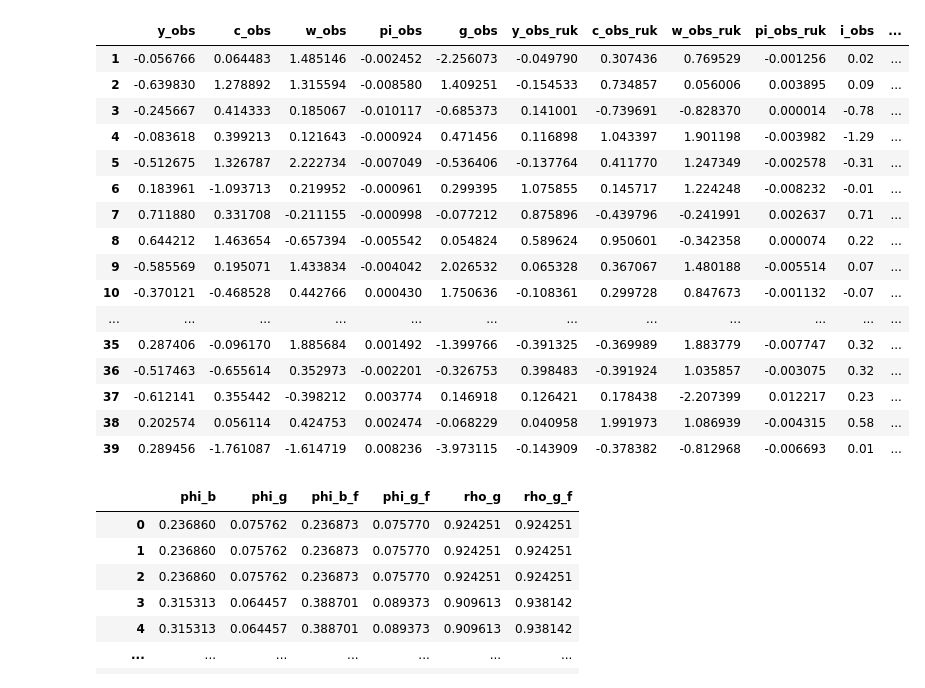
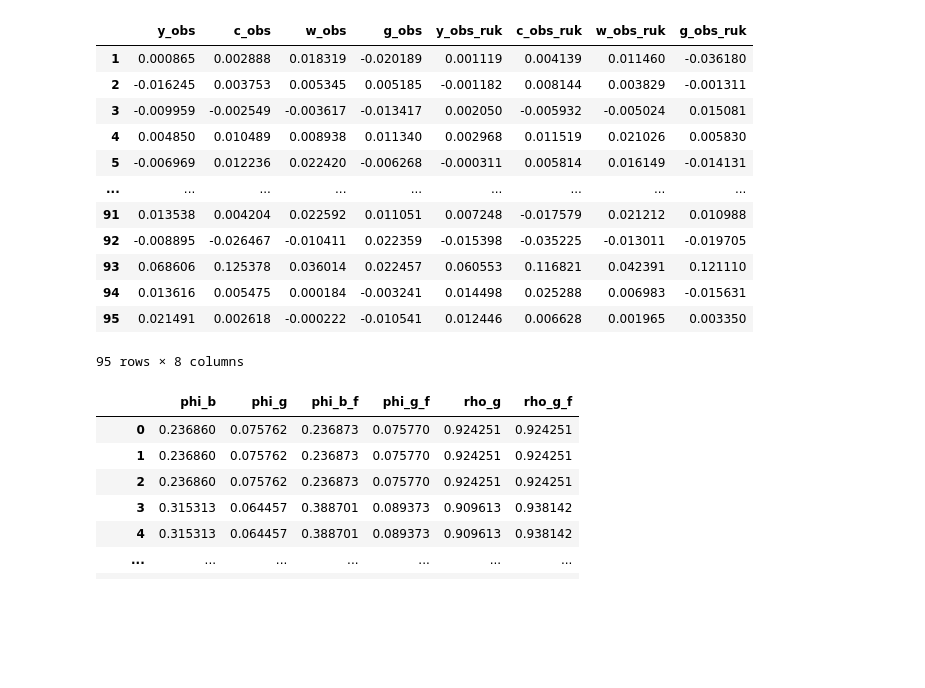
Before and after one commit to edvardas-vabuolas-personal/Two-Country-DSGE-Model, a Jupyter notebook: Python/prepare_data.ipynb, the cells around one changed output. Drawn from its saved outputs; the diff is of its cells as text; code cells hidden in the pictures; blank space fills up the shorter version.

```diff
--- a/Python/prepare_data.ipynb
+++ b/Python/prepare_data.ipynb
@@ -147,30 +81,26 @@ df
 # %%
 # Export for dynare
 
-dynare_sct_data_cols = ["y_obs", "c_obs", "w_obs", "pi_obs", "g_obs"]
-dynare_ruk_data_cols = ["y_obs_ruk", "c_obs_ruk", "w_obs_ruk", "pi_obs_ruk", "i_obs", "g_obs_ruk"]
+dynare_sct_data_cols = ["y_obs", "c_obs", "w_obs", "g_obs"]
+dynare_ruk_data_cols = ["y_obs_ruk", "c_obs_ruk", "w_obs_ruk", "g_obs_ruk"]
 dynare_data = df[dynare_sct_data_cols + dynare_ruk_data_cols][1:]
 dynare_data.to_csv('../DynareData.csv', index=False)
 
 dynare_data
 # %% [output]
-|  | y_obs | c_obs | w_obs | pi_obs | g_obs | y_obs_ruk | c_obs_ruk | w_obs_ruk | pi_obs_ruk | i_obs | ... |
-| 1 | -0.056766 | 0.064483 | 1.485146 | -0.002452 | -2.256073 | -0.049790 | 0.307436 | 0.769529 | -0.001256 | 0.02 | ... |
-| 2 | -0.639830 | 1.278892 | 1.315594 | -0.008580 | 1.409251 | -0.154533 | 0.734857 | 0.056006 | 0.003895 | 0.09 | ... |
-| 3 | -0.245667 | 0.414333 | 0.185067 | -0.010117 | -0.685373 | 0.141001 | -0.739691 | -0.828370 | 0.000014 | -0.78 | ... |
-| 4 | -0.083618 | 0.399213 | 0.121643 | -0.000924 | 0.471456 | 0.116898 | 1.043397 | 1.901198 | -0.003982 | -1.29 | ... |
-| 5 | -0.512675 | 1.326787 | 2.222734 | -0.007049 | -0.536406 | -0.137764 | 0.411770 | 1.247349 | -0.002578 | -0.31 | ... |
-| 6 | 0.183961 | -1.093713 | 0.219952 | -0.000961 | 0.299395 | 1.075855 | 0.145717 | 1.224248 | -0.008232 | -0.01 | ... |
-| 7 | 0.711880 | 0.331708 | -0.211155 | -0.000998 | -0.077212 | 0.875896 | -0.439796 | -0.241991 | 0.002637 | 0.71 | ... |
-| 8 | 0.644212 | 1.463654 | -0.657394 | -0.005542 | 0.054824 | 0.589624 | 0.950601 | -0.342358 | 0.000074 | 0.22 | ... |
-| 9 | -0.585569 | 0.195071 | 1.433834 | -0.004042 | 2.026532 | 0.065328 | 0.367067 | 1.480188 | -0.005514 | 0.07 | ... |
-| 10 | -0.370121 | -0.468528 | 0.442766 | 0.000430 | 1.750636 | -0.108361 | 0.299728 | 0.847673 | -0.001132 | -0.07 | ... |
-| ... | ... | ... | ... | ... | ... | ... | ... | ... | ... | ... | ... |
-| 35 | 0.287406 | -0.096170 | 1.885684 | 0.001492 | -1.399766 | -0.391325 | -0.369989 | 1.883779 | -0.007747 | 0.32 | ... |
-| 36 | -0.517463 | -0.655614 | 0.352973 | -0.002201 | -0.326753 | 0.398483 | -0.391924 | 1.035857 | -0.003075 | 0.32 | ... |
-| 37 | -0.612141 | 0.355442 | -0.398212 | 0.003774 | 0.146918 | 0.126421 | 0.178438 | -2.207399 | 0.012217 | 0.23 | ... |
-| 38 | 0.202574 | 0.056114 | 0.424753 | 0.002474 | -0.068229 | 0.040958 | 1.991973 | 1.086939 | -0.004315 | 0.58 | ... |
-| 39 | 0.289456 | -1.761087 | -1.614719 | 0.008236 | -3.973115 | -0.143909 | -0.378382 | -0.812968 | -0.006693 | 0.01 | ... |
+|  | y_obs | c_obs | w_obs | g_obs | y_obs_ruk | c_obs_ruk | w_obs_ruk | g_obs_ruk |
+| 1 | 0.000865 | 0.002888 | 0.018319 | -0.020189 | 0.001119 | 0.004139 | 0.011460 | -0.036180 |
+| 2 | -0.016245 | 0.003753 | 0.005345 | 0.005185 | -0.001182 | 0.008144 | 0.003829 | -0.001311 |
+| 3 | -0.009959 | -0.002549 | -0.003617 | -0.013417 | 0.002050 | -0.005932 | -0.005024 | 0.015081 |
+| 4 | 0.004850 | 0.010489 | 0.008938 | 0.011340 | 0.002968 | 0.011519 | 0.021026 | 0.005830 |
+| 5 | -0.006969 | 0.012236 | 0.022420 | -0.006268 | -0.000311 | 0.005814 | 0.016149 | -0.014131 |
+| ... | ... | ... | ... | ... | ... | ... | ... | ... |
+| 91 | 0.013538 | 0.004204 | 0.022592 | 0.011051 | 0.007248 | -0.017579 | 0.021212 | 0.010988 |
+| 92 | -0.008895 | -0.026467 | -0.010411 | 0.022359 | -0.015398 | -0.035225 | -0.013011 | -0.019705 |
+| 93 | 0.068606 | 0.125378 | 0.036014 | 0.022457 | 0.060553 | 0.116821 | 0.042391 | 0.121110 |
+| 94 | 0.013616 | 0.005475 | 0.000184 | -0.003241 | 0.014498 | 0.025288 | 0.006983 | -0.015631 |
+| 95 | 0.021491 | 0.002618 | -0.000222 | -0.010541 | 0.012446 | 0.006628 | 0.001965 | 0.003350 |
+95 rows × 8 columns
 # %%
 import scipy.io as sio
 from datetime import date
```
Also changed, not shown: parts of 9 cells of this notebook, 3 other files.
